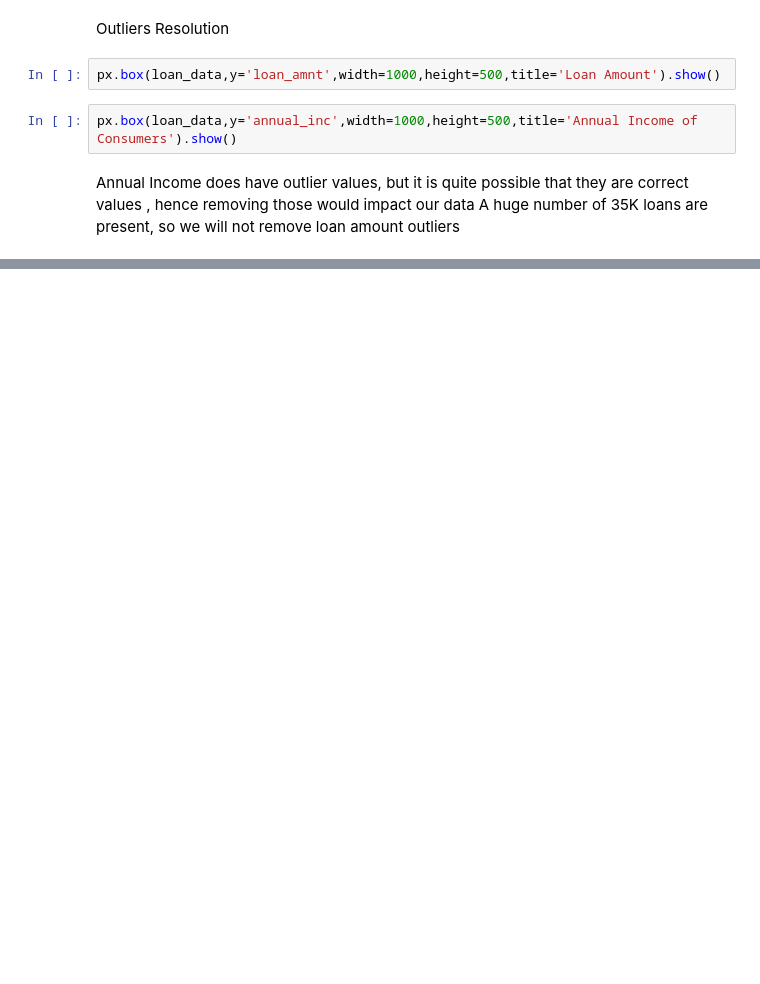
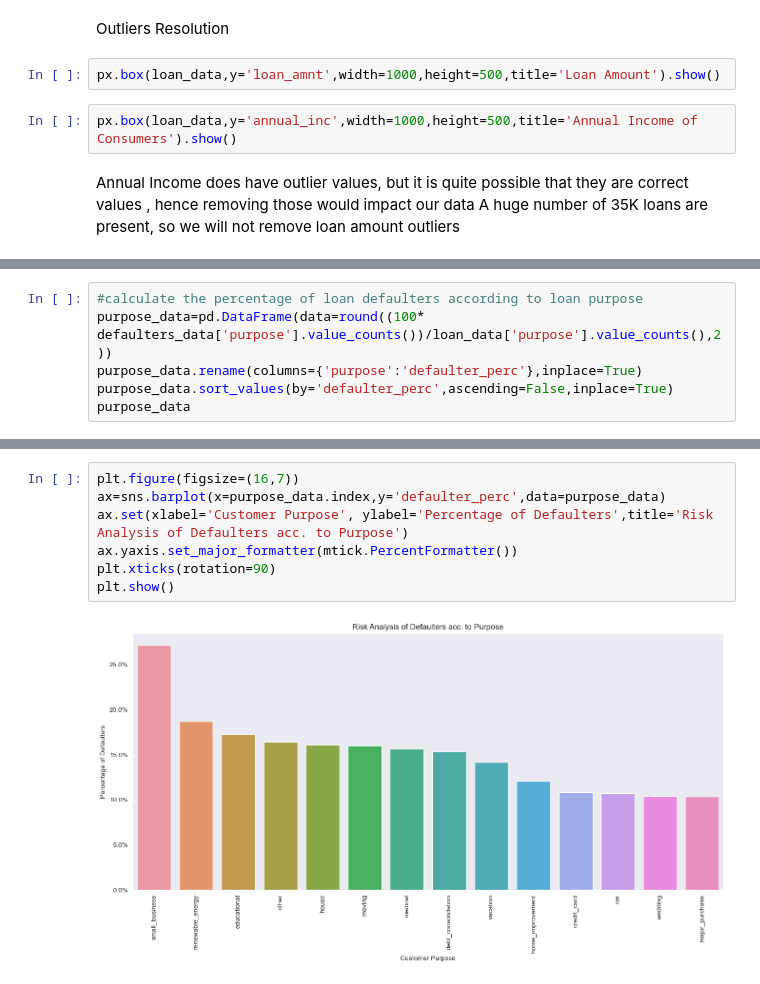
Before and after one commit to ajurawat/Lending-Club, a Jupyter notebook: Analysis.ipynb, the cells around one changed output, grey strips where cells are left out. Cells and saved outputs as stored; diff of their text form; blank space fills up the shorter version.

```diff
--- a/Analysis.ipynb
+++ b/Analysis.ipynb
@@ -172,0 +273,6 @@ px.box(loan_data,y='earliest_cr_line',width=1000,height=500,title='Credit Line T
+# %%
+#calculate the percentage of loan defaulters according to loan purpose
+purpose_data=pd.DataFrame(data=round((100* defaulters_data['purpose'].value_counts())/loan_data['purpose'].value_counts(),2))
+purpose_data.rename(columns={'purpose':'defaulter_perc'},inplace=True)
+purpose_data.sort_values(by='defaulter_perc',ascending=False,inplace=True)
+purpose_data
@@ -172,0 +295,9 @@ px.box(loan_data,y='earliest_cr_line',width=1000,height=500,title='Credit Line T
+# %%
+plt.figure(figsize=(16,7))
+ax=sns.barplot(x=purpose_data.index,y='defaulter_perc',data=purpose_data)
+ax.set(xlabel='Customer Purpose', ylabel='Percentage of Defaulters',title='Risk Analysis of Defaulters acc. to Purpose')
+ax.yaxis.set_major_formatter(mtick.PercentFormatter())
+plt.xticks(rotation=90)
+plt.show()
+# %% [output]
+[figure, added]
```
Also changed, not shown: parts of 45 cells of this notebook.
